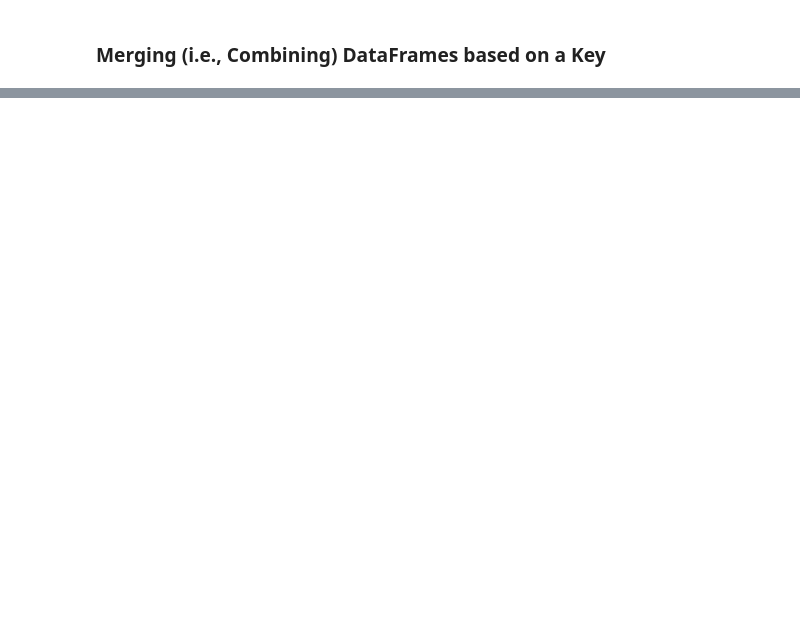
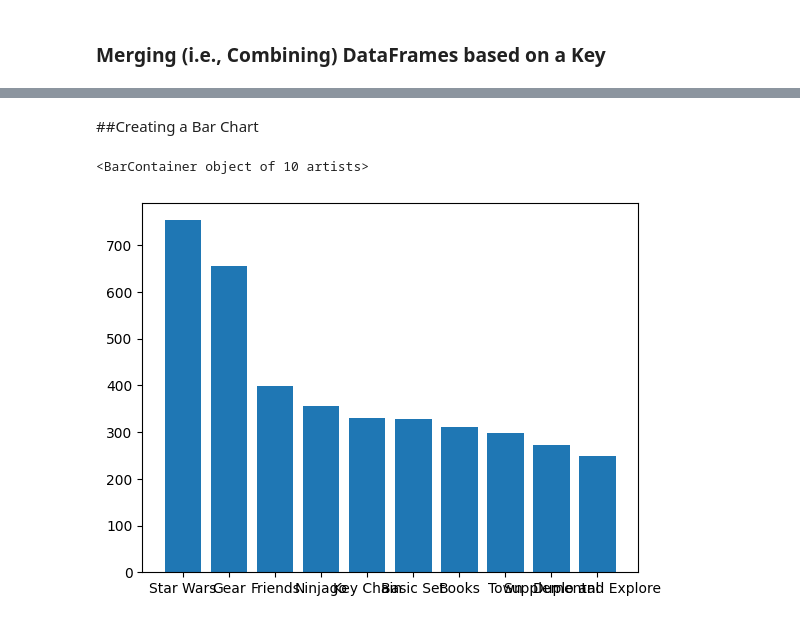
Before and after one commit to aprajeeta10/python-projects, a Jupyter notebook: Lego_Analysis_for_Course_(start).ipynb, the cells around one changed output, grey strips where cells are left out. Saved outputs shown, nothing was run; the diff lists cells and outputs as text; code cells hidden in the pictures; blank space fills up the shorter version.

```diff
--- a/Lego_Analysis_for_Course_(start).ipynb
+++ b/Lego_Analysis_for_Course_(start).ipynb
@@ -252,2 +326,5 @@ The themes.csv file has the actual theme names. The sets .csv has <code>theme_id
 # %% [markdown]
 ### Merging (i.e., Combining) DataFrames based on a Key
+# %%
+set_theme_count = sets['theme_id'].value_counts()
+set_theme_count[:5]
@@ -253,0 +338,4 @@ The themes.csv file has the actual theme names. The sets .csv has <code>theme_id
+# %%
+set_theme_count = pd.DataFrame({'id': set_theme_count.index, 'set_count': set_theme_count.values})
+# %%
+set_theme_count.head()
@@ -253,0 +351,2 @@ The themes.csv file has the actual theme names. The sets .csv has <code>theme_id
+# %%
+merged_df = pd.merge(set_theme_count, themes, on='id')
@@ -253,0 +369,7 @@ The themes.csv file has the actual theme names. The sets .csv has <code>theme_id
+# %% [markdown]
+##Creating a Bar Chart
+# %%
+plt.bar(merged_df.name[:10], merged_df.set_count[:10])
+# %% [output]
+<BarContainer object of 10 artists>
+[figure, added]
```
Also changed, not shown: parts of 12 cells of this notebook.
